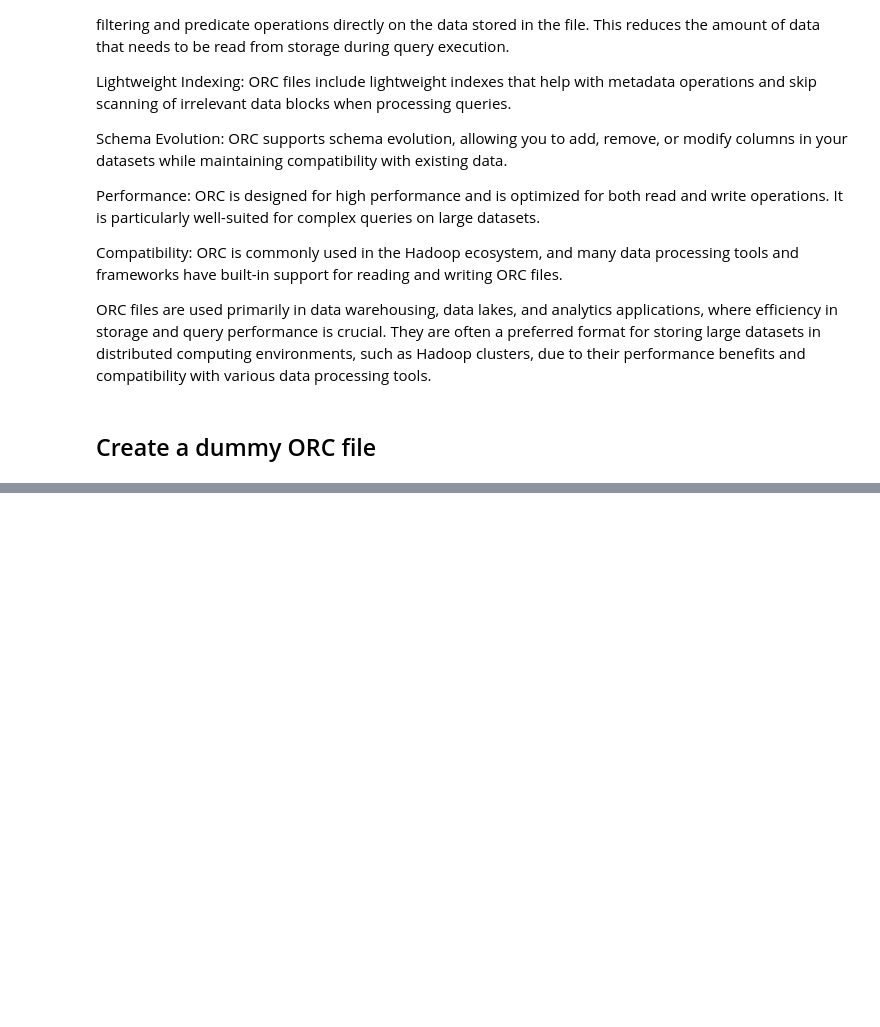
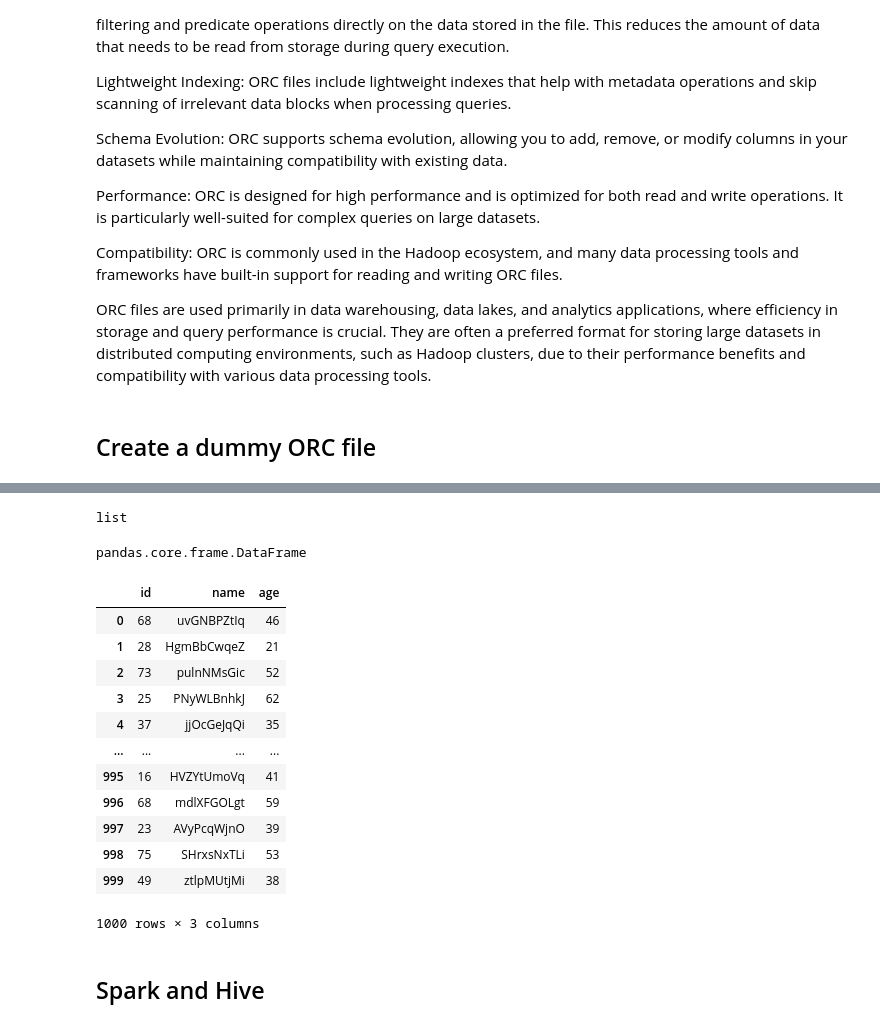
Before and after one commit to ExponentialDS/Training, a Jupyter notebook: Training.ipynb, the cells around one changed output, grey strips where cells are left out. Drawn from its saved outputs; the diff is of its cells as text; code cells hidden in the pictures; blank space fills up the shorter version.

```diff
--- a/Training.ipynb
+++ b/Training.ipynb
@@ -471,0 +680,29 @@ ORC files are used primarily in data warehousing, data lakes, and analytics appl
+# %%
+type(dummy_data)
+# %% [output]
+list
+# %%
+import pandas as pd
+orc_test = pd.read_orc('dummy_data.orc')
+# %%
+type(orc_test)
+# %% [output]
+pandas.core.frame.DataFrame
+# %%
+orc_test
+# %% [output]
+|  | id | name | age |
+| 0 | 68 | uvGNBPZtIq | 46 |
+| 1 | 28 | HgmBbCwqeZ | 21 |
+| 2 | 73 | pulnNMsGic | 52 |
+| 3 | 25 | PNyWLBnhkJ | 62 |
+| 4 | 37 | jjOcGeJqQi | 35 |
+| ... | ... | ... | ... |
+| 995 | 16 | HVZYtUmoVq | 41 |
+| 996 | 68 | mdlXFGOLgt | 59 |
+| 997 | 23 | AVyPcqWjnO | 39 |
+| 998 | 75 | SHrxsNxTLi | 53 |
+| 999 | 49 | ztlpMUtjMi | 38 |
+1000 rows × 3 columns
+# %% [markdown]
+## Spark and Hive
```
Also changed, not shown: parts of 67 cells of this notebook, 10 other files.
